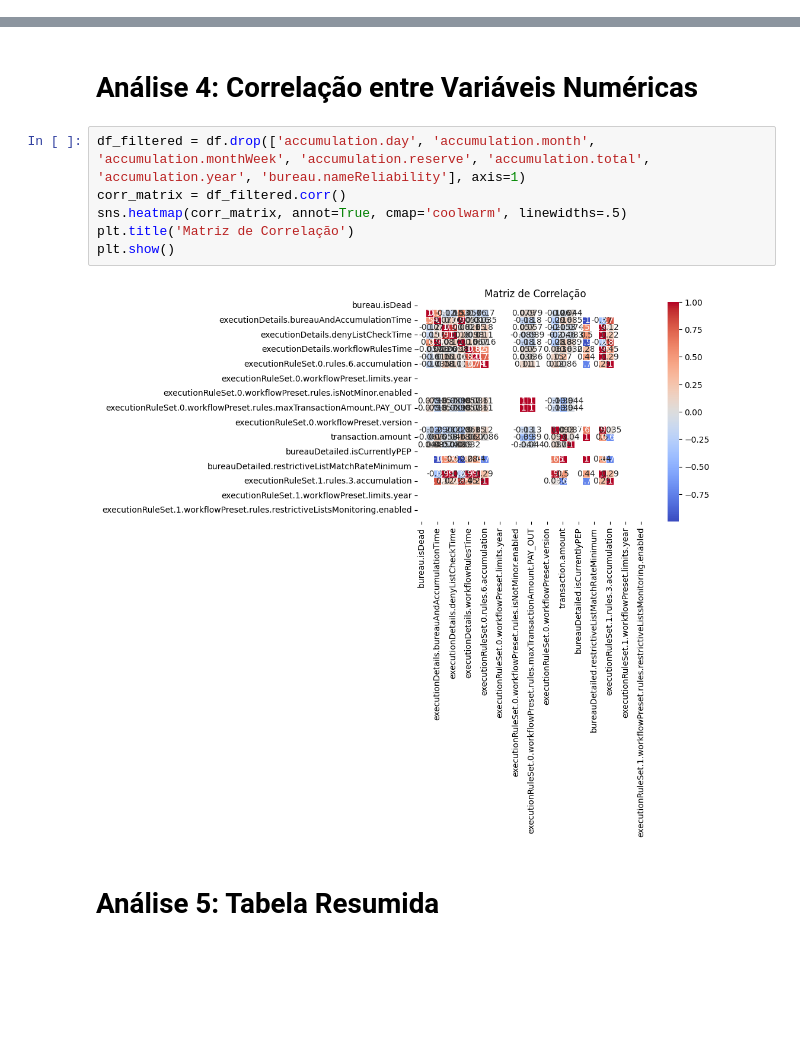
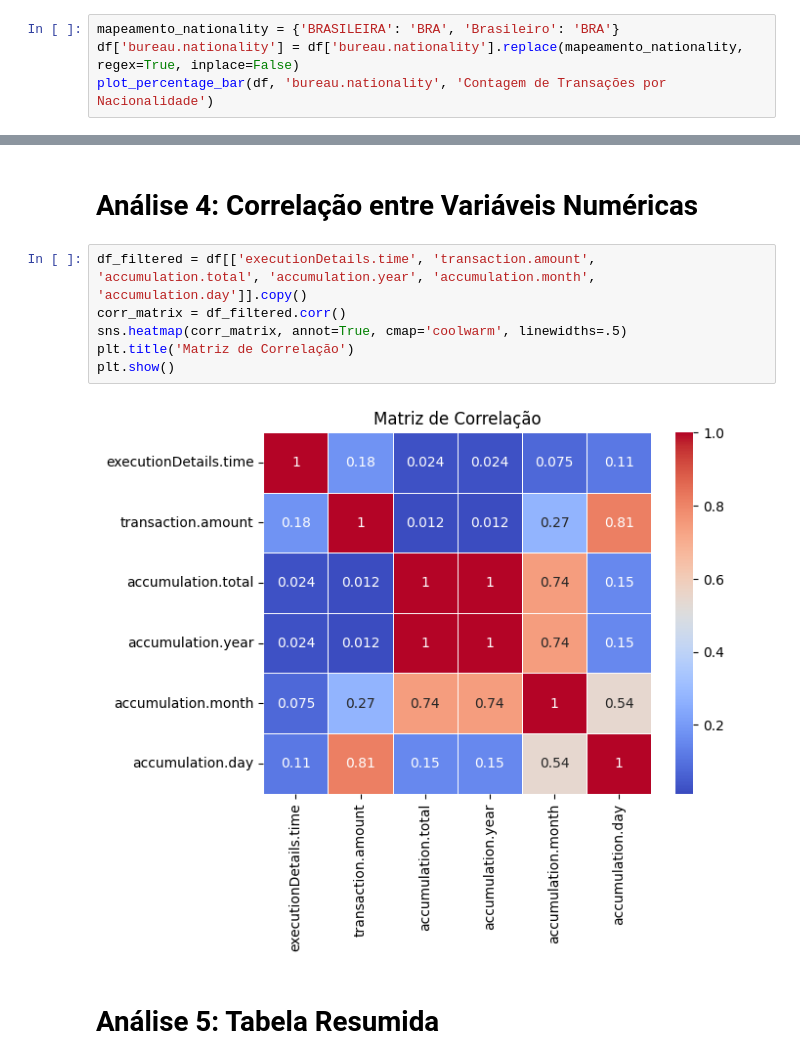
Before and after one commit to wmangoni/wmangoni.github.io, a Jupyter notebook: portfolio_dados.ipynb, the cells around one changed output, grey strips where cells are left out. Cells and saved outputs as stored; diff of their text form; blank space fills up the shorter version.

```diff
--- a/portfolio_dados.ipynb
+++ b/portfolio_dados.ipynb
@@ -115,0 +124,4 @@ plt.show()
+# %%
+mapeamento_nationality = {'BRASILEIRA': 'BRA', 'Brasileiro': 'BRA'}
+df['bureau.nationality'] = df['bureau.nationality'].replace(mapeamento_nationality, regex=True, inplace=False)
+plot_percentage_bar(df, 'bureau.nationality', 'Contagem de Transações por Nacionalidade')
@@ -116,13 +130,13 @@ plt.show()
 # %% [markdown]
 # Análise 4: Correlação entre Variáveis Numéricas
 # %%
-df_filtered = df.drop(['accumulation.day', 'accumulation.month', 'accumulation.monthWeek', 'accumulation.reserve', 'accumulation.total', 'accumulation.year', 'bureau.nameReliability'], axis=1)
+df_filtered = df[['executionDetails.time', 'transaction.amount', 'accumulation.total', 'accumulation.year', 'accumulation.month', 'accumulation.day']].copy()
 corr_matrix = df_filtered.corr()
 sns.heatmap(corr_matrix, annot=True, cmap='coolwarm', linewidths=.5)
 plt.title('Matriz de Correlação')
 plt.show()
 # %% [output]
-[figure, old version]
+[figure, new version]
 # %% [markdown]
 # Análise 5: Tabela Resumida
 # %%
```
Also changed, not shown: parts of 12 cells of this notebook.
